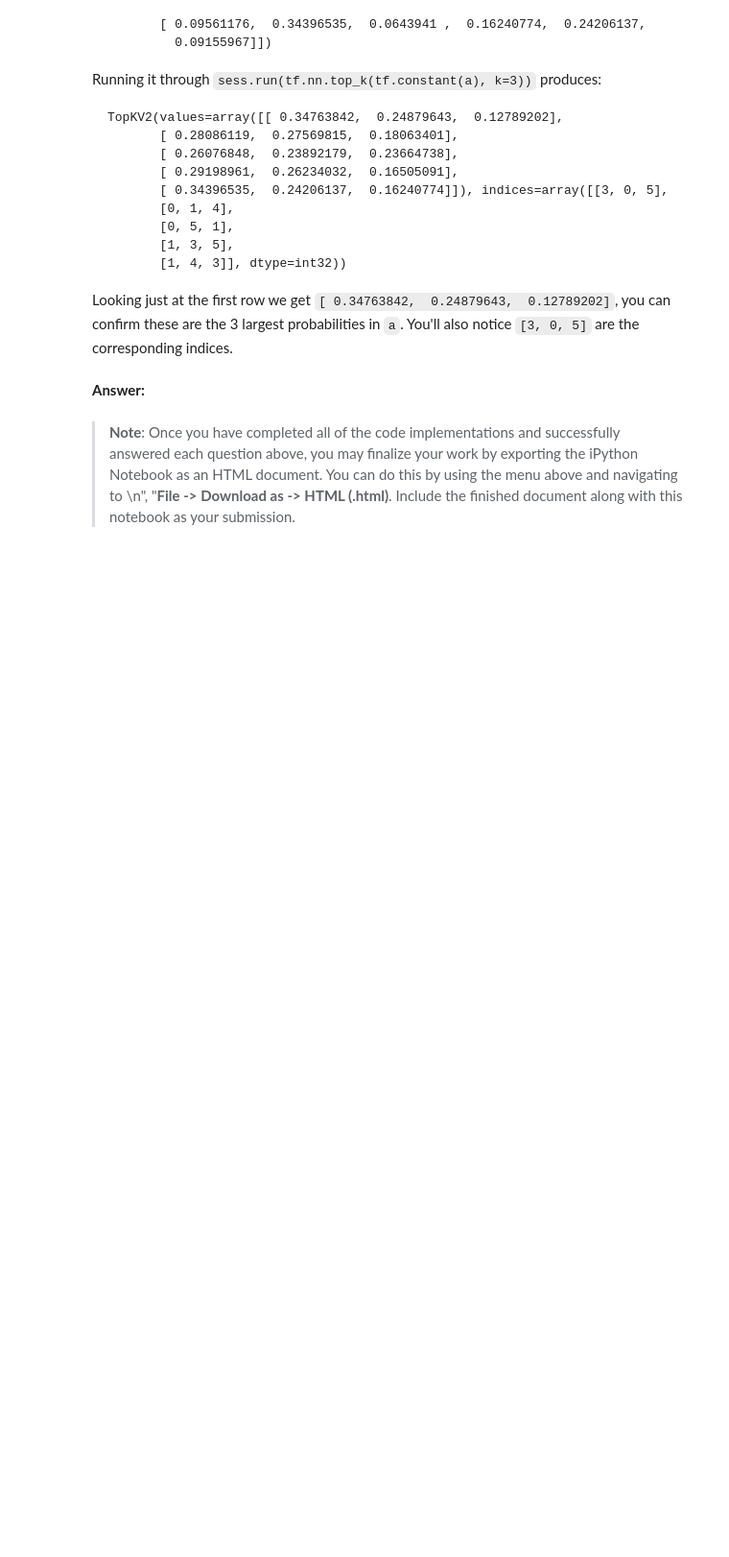
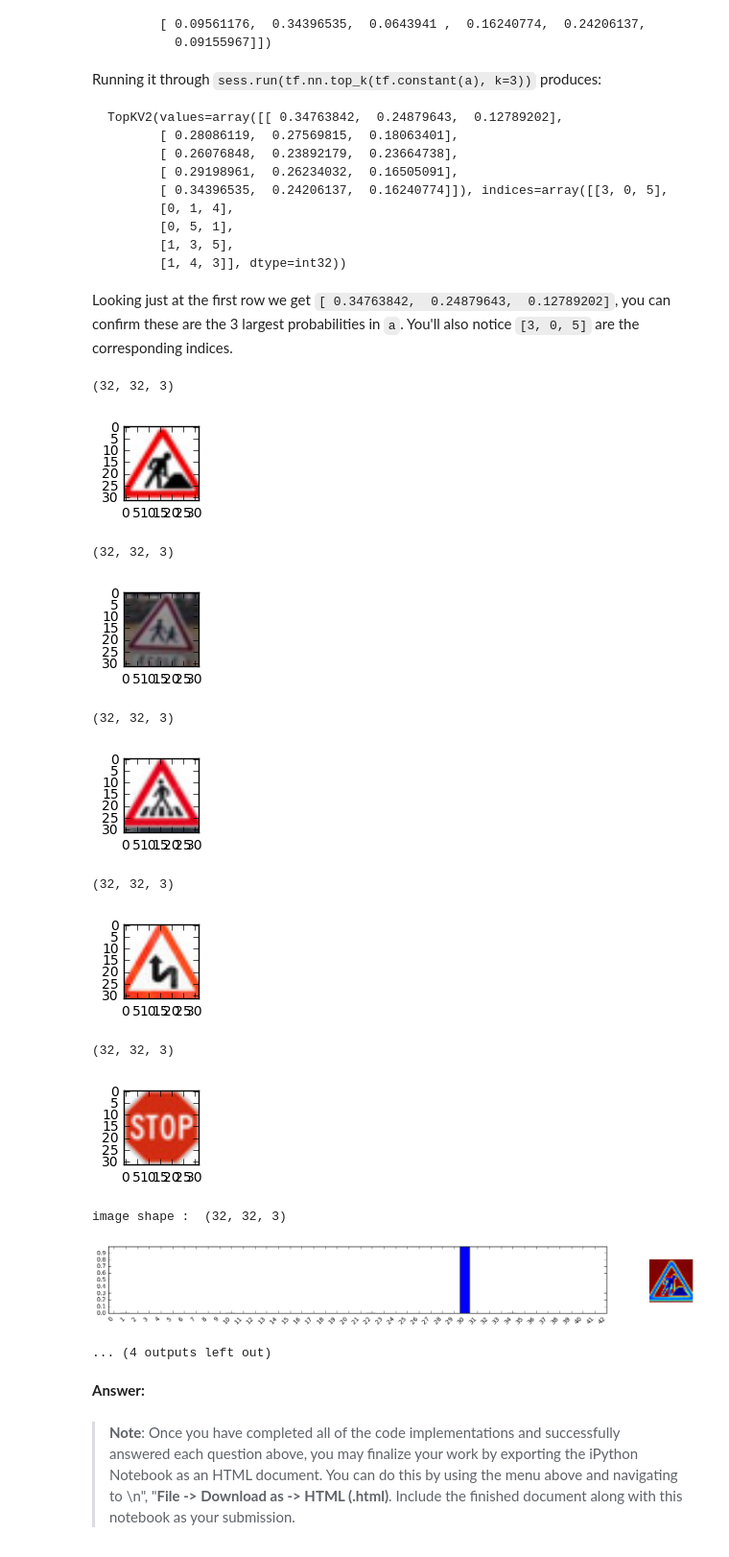
Before and after one commit to Angels200/CarND-Traffic-Sign-Classifier-Project, a Jupyter notebook: Traffic_Sign_Classifier.ipynb, the cells around one changed output. Shown: that part at 96% size. Drawn from its saved outputs; the diff is of its cells as text; code cells hidden in the pictures; blank space fills up the shorter version.

````diff
--- a/Traffic_Sign_Classifier.ipynb
+++ b/Traffic_Sign_Classifier.ipynb
@@ -886,10 +840,10 @@ def run_predictions(path,imagesname):
                     print("Predicted Labels")
                     print(np.argmax(new_predictions, 1))
                     print()
-                    print('Top K : ')
-                    print(top_k)
+                    #print('Top K : ')
+                    #print(top_k)
+                return top_k
 
-
-run_predictions('images/',imgnames)
+#top_k = run_predictions('images/',imgnames)
 # %% [output]
 (32, 32, 3)
@@ -958,7 +896,7 @@ Only the Dangerous curve to the left sing was recognized which leads us to an ac
 imgnames = ['01.jpg', '02.jpg', '03.jpg', \
                 '04.jpg', '05.jpg']
 
-run_predictions('images/',imgnames)
+top_k = run_predictions('images/',imgnames)
 # %% [output]
 (32, 32, 3)
 [figure]
@@ -1030,6 +952,46 @@ TopKV2(values=array([[ 0.34763842,  0.24879643,  0.12789202],
 ```
 
 Looking just at the first row we get `[ 0.34763842,  0.24879643,  0.12789202]`, you can confirm these are the 3 largest probabilities in `a`. You'll also notice `[3, 0, 5]` are the corresponding indices.
+# %%
+def get_label_map(fname):
+    labelmap = {}
+    fi = open(fname)
+    fi.readline()
+    for line in fi:
+        arr = line.split(',')
+        labelmap[int(arr[0])] = line
+    return labelmap
+
+def visualize_softmax(predictions, imagesname):
+    candidates = images = load_images('images/',imagesname)
+    for i,(labels, probs, candidate) in enumerate(zip(predictions.indices, predictions.values, candidates)):
+        fig = plt.figure(figsize=(15,2))
+        plt.bar(labels,probs)
+        #plt.title(top_labels[i][0])
+        height = candidate.shape[0]
+        plt.xticks(np.arange(0.5,43.5,1.0),get_label_map('signnames.csv') \
+                                        , ha='right', rotation=45)
+        plt.yticks(np.arange(0.0,1.0,0.1), np.arange(0.0,1.0,0.1))
+        ax = plt.axes([.75,.25,.5,.5], frameon=True)
+        ax.imshow(candidate)
+        ax.axis('off')
+    plt.show()
+
+visualize_softmax(top_k, imgnames)
+# %% [output]
+(32, 32, 3)
+[figure, added]
+(32, 32, 3)
+[figure, added]
+(32, 32, 3)
+[figure, added]
+(32, 32, 3)
+[figure, added]
+(32, 32, 3)
+[figure, added]
+image shape :  (32, 32, 3)
+[figure, added]
+... (4 outputs left out)
 # %% [markdown]
 **Answer:**
 # %% [markdown]
````
Also changed, not shown: parts of 6 cells of this notebook, 1 other file.
